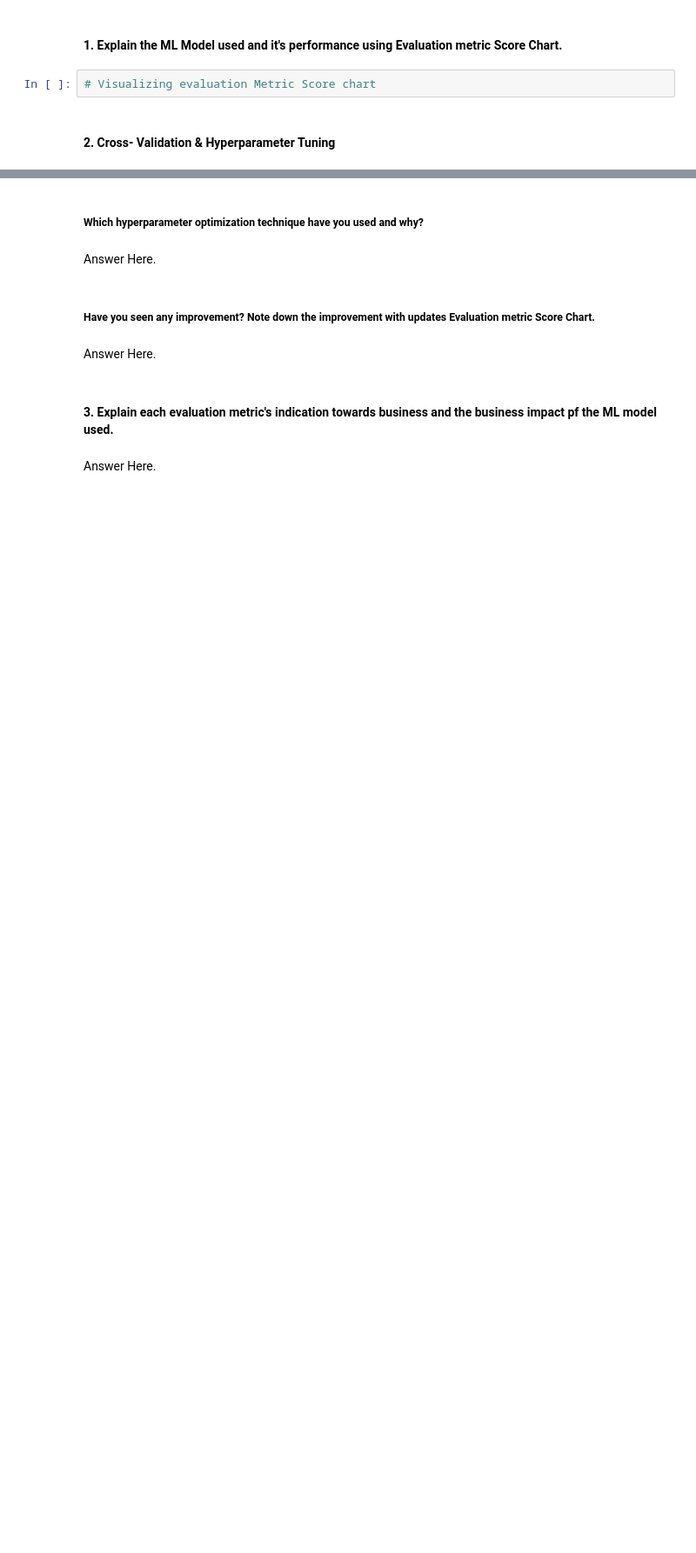
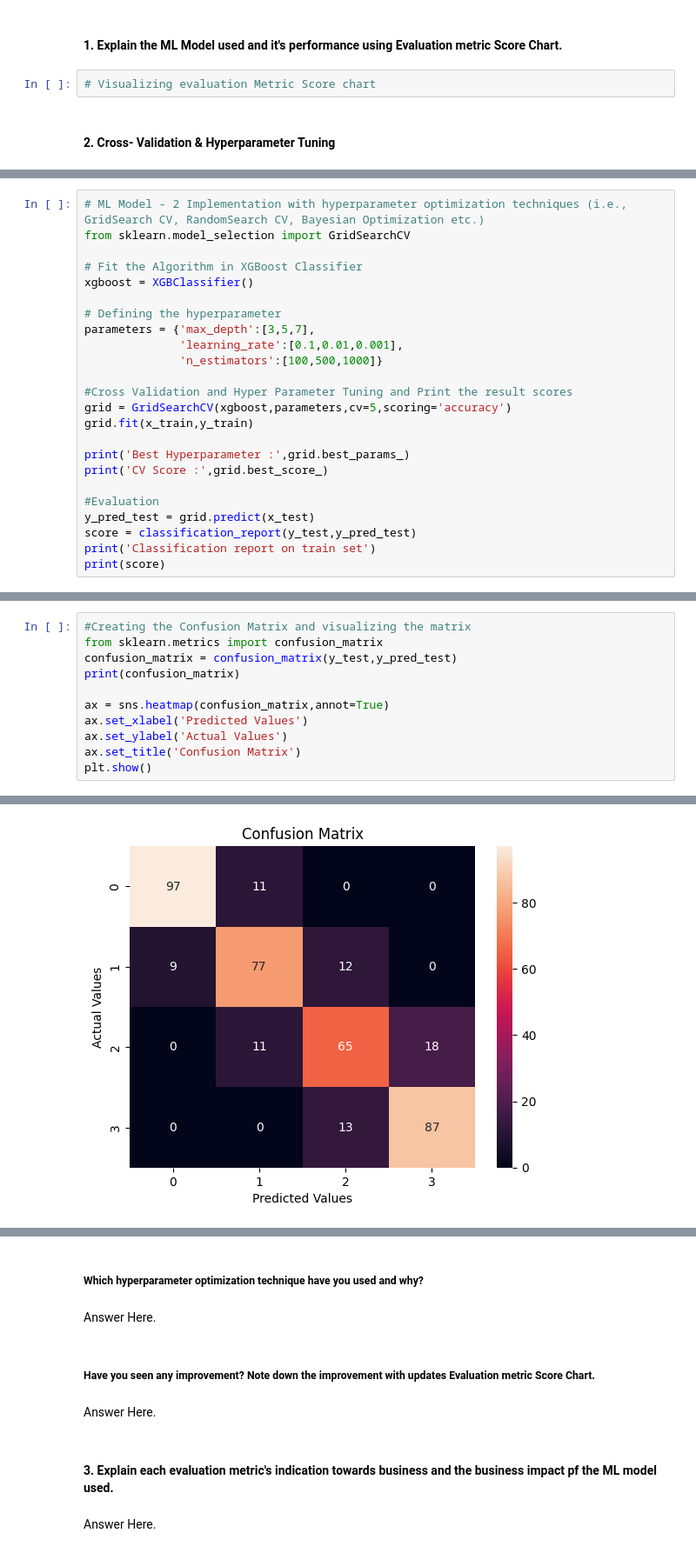
Before and after one commit to Rooban-Jeyasundar/ML_Classification_Project, a Jupyter notebook: ML_Classification_Project.ipynb, the cells around one changed output, grey strips where cells are left out. Shown at 87% size. Drawn from its saved outputs; the diff is of its cells as text; blank space fills up the shorter version.

```diff
--- a/ML_Classification_Project.ipynb
+++ b/ML_Classification_Project.ipynb
@@ -1039,0 +1287,24 @@ Answer Here.
+# %%
+# ML Model - 2 Implementation with hyperparameter optimization techniques (i.e., GridSearch CV, RandomSearch CV, Bayesian Optimization etc.)
+from sklearn.model_selection import GridSearchCV
+
+# Fit the Algorithm in XGBoost Classifier
+xgboost = XGBClassifier()
+
+# Defining the hyperparameter
+parameters = {'max_depth':[3,5,7],
+              'learning_rate':[0.1,0.01,0.001],
+              'n_estimators':[100,500,1000]}
+
+#Cross Validation and Hyper Parameter Tuning and Print the result scores
+grid = GridSearchCV(xgboost,parameters,cv=5,scoring='accuracy')
+grid.fit(x_train,y_train)
+
+print('Best Hyperparameter :',grid.best_params_)
+print('CV Score :',grid.best_score_)
+
+#Evaluation
+y_pred_test = grid.predict(x_test)
+score = classification_report(y_test,y_pred_test)
+print('Classification report on train set')
+print(score)
@@ -1039,0 +1325,12 @@ Answer Here.
+# %%
+#Creating the Confusion Matrix and visualizing the matrix
+from sklearn.metrics import confusion_matrix
+confusion_matrix = confusion_matrix(y_test,y_pred_test)
+print(confusion_matrix)
+
+ax = sns.heatmap(confusion_matrix,annot=True)
+ax.set_xlabel('Predicted Values')
+ax.set_ylabel('Actual Values')
+ax.set_title('Confusion Matrix')
+plt.show()
+# %% [output]
@@ -1039,0 +1341 @@ Answer Here.
+[figure, added]
```
Also changed, not shown: parts of 105 cells of this notebook.
